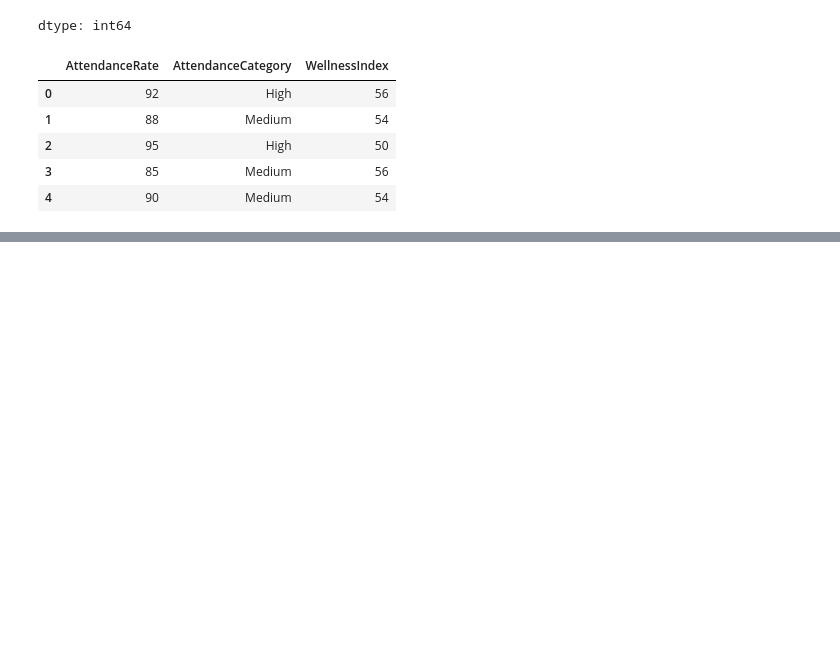
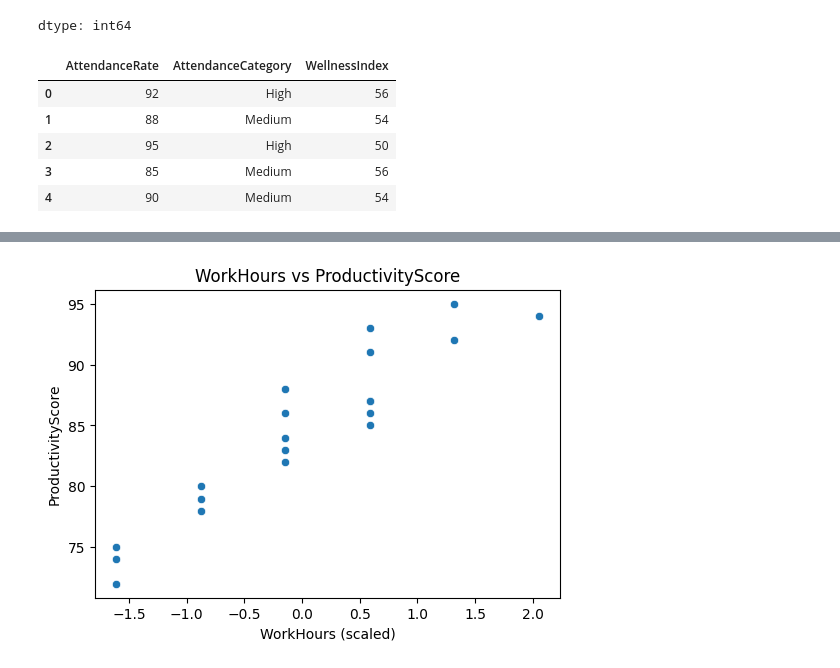
Before and after one commit to 200612780/Assignemt-1-Employee-Productivity-Wellness-Insight-tool-AIDI1002, a Jupyter notebook: assignment_1_employee_productivity_wellness_insights_tool.ipynb, the cells around one changed output, grey strips where cells are left out. Saved outputs shown, nothing was run; the diff lists cells and outputs as text; code cells hidden in the pictures; blank space fills up the shorter version.

Commit message:
PART 4 — Encoding & Scaling & PART 5 — Visualization Completed

```diff
--- a/assignment_1_employee_productivity_wellness_insights_tool.ipynb
+++ b/assignment_1_employee_productivity_wellness_insights_tool.ipynb
@@ -126,3 +131,26 @@ display(df[["AttendanceRate", "AttendanceCategory", "WellnessIndex"]].head())
 | 2 | 95 | High | 50 |
 | 3 | 85 | Medium | 56 |
 | 4 | 90 | Medium | 54 |
+# %%
+# PART 4 — Encoding & Scaling
+
+# TODO 4:
+# Encode Gender and EducationLevel
+# Convert RemoteWork (Yes/No) into numerical form
+# Scale WorkHours and AttendanceRate using StandardScaler or MinMaxScaler
+
+import pandas as pd
+from sklearn.preprocessing import StandardScaler
+
+# 1) One-hot encode Gender and EducationLevel
+df = pd.get_dummies(df, columns=["Gender", "EducationLevel"], drop_first=True)
+
+# 2) Convert RemoteWork Yes/No into numeric
+df["RemoteWork"] = df["RemoteWork"].map({"Yes": 1, "No": 0})
+
+# 3) Scale WorkHours and AttendanceRate
+scaler = StandardScaler()
+df[["WorkHours", "AttendanceRate"]] = scaler.fit_transform(df[["WorkHours", "AttendanceRate"]])
+
+# Preview results
+display(df.head())
@@ -128,0 +184,12 @@ display(df[["AttendanceRate", "AttendanceCategory", "WellnessIndex"]].head())
+# %%
+# PART 5 — Visualization
+
+# 1. Scatter plot: WorkHours vs ProductivityScore
+plt.figure(figsize=(6,4))
+sns.scatterplot(x="WorkHours", y="ProductivityScore", data=df)
+plt.title("WorkHours vs ProductivityScore")
+plt.xlabel("WorkHours (scaled)")
+plt.ylabel("ProductivityScore")
+plt.show()
+# %% [output]
+[figure, added]
```
Also changed, not shown: parts of 10 cells of this notebook.
